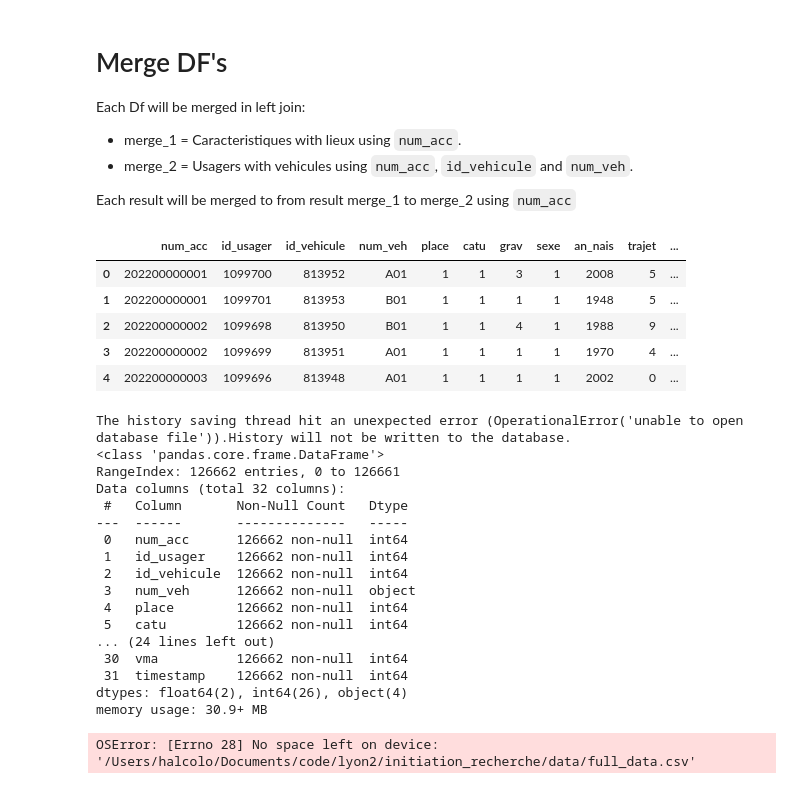
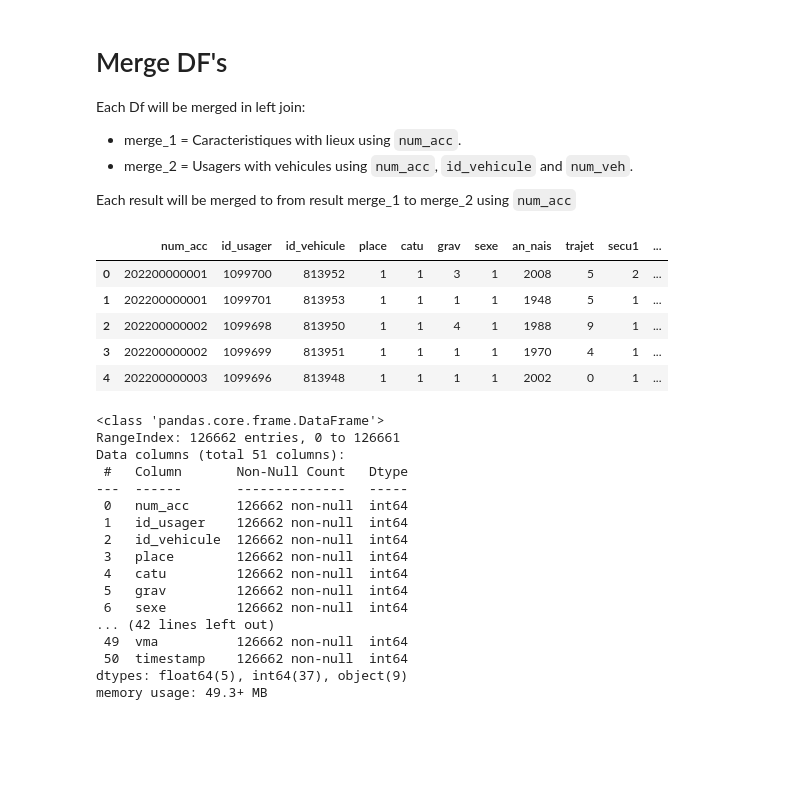
Before and after one commit to halcolo/recherche_routiere, a Jupyter notebook: data_cleaning.ipynb, the cells around one changed output. Drawn from its saved outputs; the diff is of its cells as text; code cells hidden in the pictures; blank space fills up the shorter version.

```diff
--- a/data_cleaning.ipynb
+++ b/data_cleaning.ipynb
@@ -85,49 +106,47 @@ full_data = merge_2.merge(merge_1, on='num_acc', how='left')
 # %%
 from numpy import nan
 # Final cleaning
 
 # Filled all NaN values with nan
 full_data = full_data.fillna(nan)
 
 # Replacing all an_nais (born year) values by integer values and filling NaN values with 0
 full_data['an_nais'] = full_data['an_nais'].fillna(0).astype(int)
 
 full_data['date'] = pd.to_datetime(full_data['jour'].astype(str) + '-' + full_data['mois'].astype(str) + '-' + full_data['an'].astype(str) + ' ' + full_data['hrmn'].astype(str), format='%d-%m-%Y %H:%M')
 full_data['timestamp'] = full_data['date'].astype(int) // 10**9
-data_cols_drop = ['jour', 'mois', 'an', 'hrmn', 'date']
+data_cols_drop = ['jour', 'mois', 'an', 'hrmn', 'date', 'num_veh', 'adr', 'voie']
 full_data = filter_columns(full_data, data_cols_drop)
 
 full_data.head()
 # %% [output]
-|  | num_acc | id_usager | id_vehicule | num_veh | place | catu | grav | sexe | an_nais | trajet | ... |
-| 0 | 202200000001 | 1099700 | 813952 | A01 | 1 | 1 | 3 | 1 | 2008 | 5 | ... |
-| 1 | 202200000001 | 1099701 | 813953 | B01 | 1 | 1 | 1 | 1 | 1948 | 5 | ... |
-| 2 | 202200000002 | 1099698 | 813950 | B01 | 1 | 1 | 4 | 1 | 1988 | 9 | ... |
-| 3 | 202200000002 | 1099699 | 813951 | A01 | 1 | 1 | 1 | 1 | 1970 | 4 | ... |
-| 4 | 202200000003 | 1099696 | 813948 | A01 | 1 | 1 | 1 | 1 | 2002 | 0 | ... |
+|  | num_acc | id_usager | id_vehicule | place | catu | grav | sexe | an_nais | trajet | secu1 | ... |
+| 0 | 202200000001 | 1099700 | 813952 | 1 | 1 | 3 | 1 | 2008 | 5 | 2 | ... |
+| 1 | 202200000001 | 1099701 | 813953 | 1 | 1 | 1 | 1 | 1948 | 5 | 1 | ... |
+| 2 | 202200000002 | 1099698 | 813950 | 1 | 1 | 4 | 1 | 1988 | 9 | 1 | ... |
+| 3 | 202200000002 | 1099699 | 813951 | 1 | 1 | 1 | 1 | 1970 | 4 | 1 | ... |
+| 4 | 202200000003 | 1099696 | 813948 | 1 | 1 | 1 | 1 | 2002 | 0 | 1 | ... |
 # %%
 # Values dep, com, num_veh, actp are non integer values and is not possible to convert them to integer values
 full_data.info()
 # %% [output]
-The history saving thread hit an unexpected error (OperationalError('unable to open database file')).History will not be written to the database.
 <class 'pandas.core.frame.DataFrame'>
 RangeIndex: 126662 entries, 0 to 126661
-Data columns (total 32 columns):
+Data columns (total 51 columns):
  #   Column       Non-Null Count   Dtype
 ---  ------       --------------   -----
  0   num_acc      126662 non-null  int64
  1   id_usager    126662 non-null  int64
  2   id_vehicule  126662 non-null  int64
- 3   num_veh      126662 non-null  object
- 4   place        126662 non-null  int64
- 5   catu         126662 non-null  int64
-... (24 lines left out)
- 30  vma          126662 non-null  int64
- 31  timestamp    126662 non-null  int64
-dtypes: float64(2), int64(26), object(4)
-memory usage: 30.9+ MB
+ 3   place        126662 non-null  int64
+ 4   catu         126662 non-null  int64
+ 5   grav         126662 non-null  int64
+ 6   sexe         126662 non-null  int64
+... (42 lines left out)
+ 49  vma          126662 non-null  int64
+ 50  timestamp    126662 non-null  int64
+dtypes: float64(5), int64(37), object(9)
+memory usage: 49.3+ MB
 # %%
 # saving data
 full_data.to_csv(f'{data_path}/full_data.csv', index=False)
-# %% [output]
-OSError: [Errno 28] No space left on device: '/Users/halcolo/Documents/code/lyon2/initiation_recherche/data/full_data.csv'
```
Also changed, not shown: parts of 2 cells of this notebook, 1 other file.
